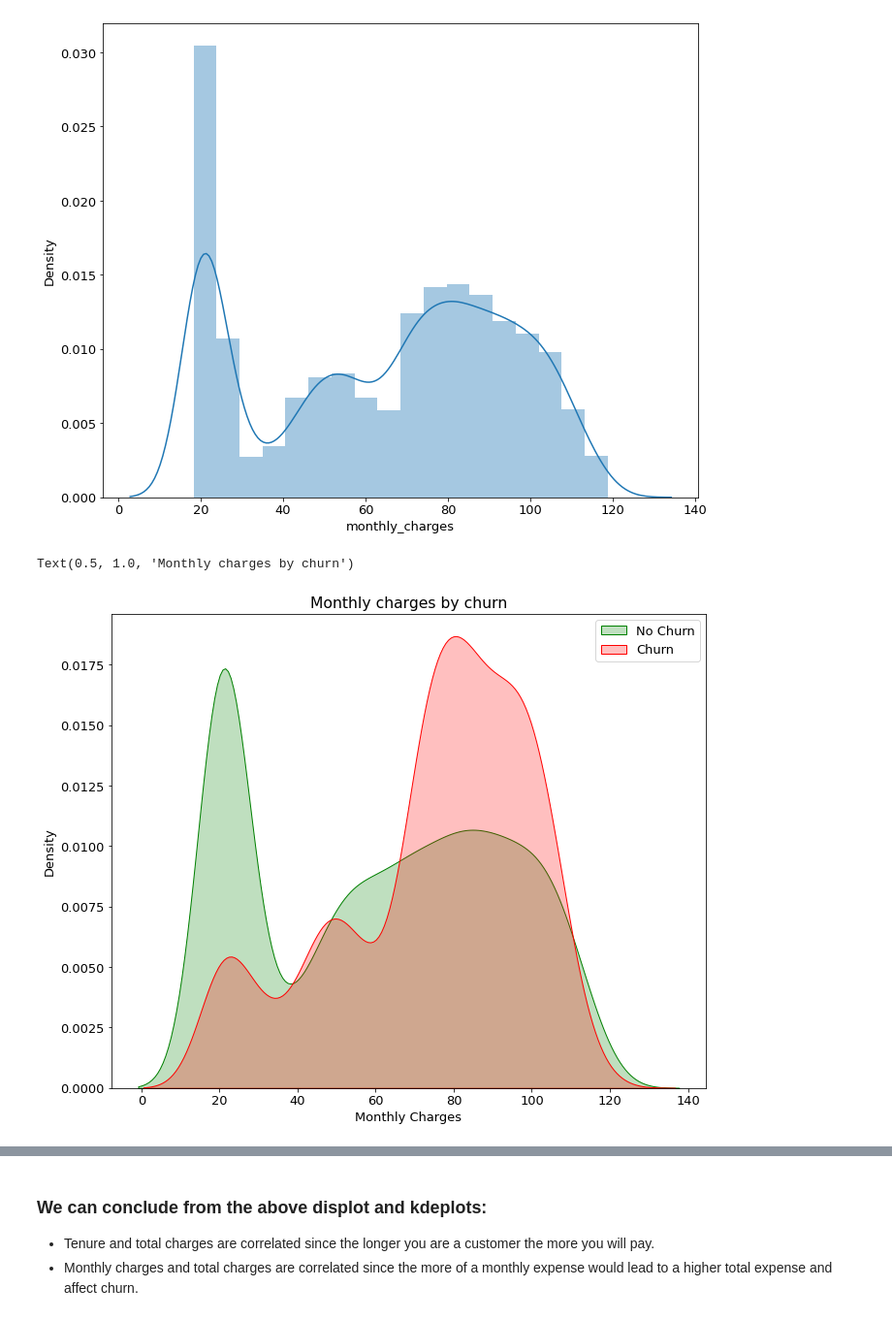
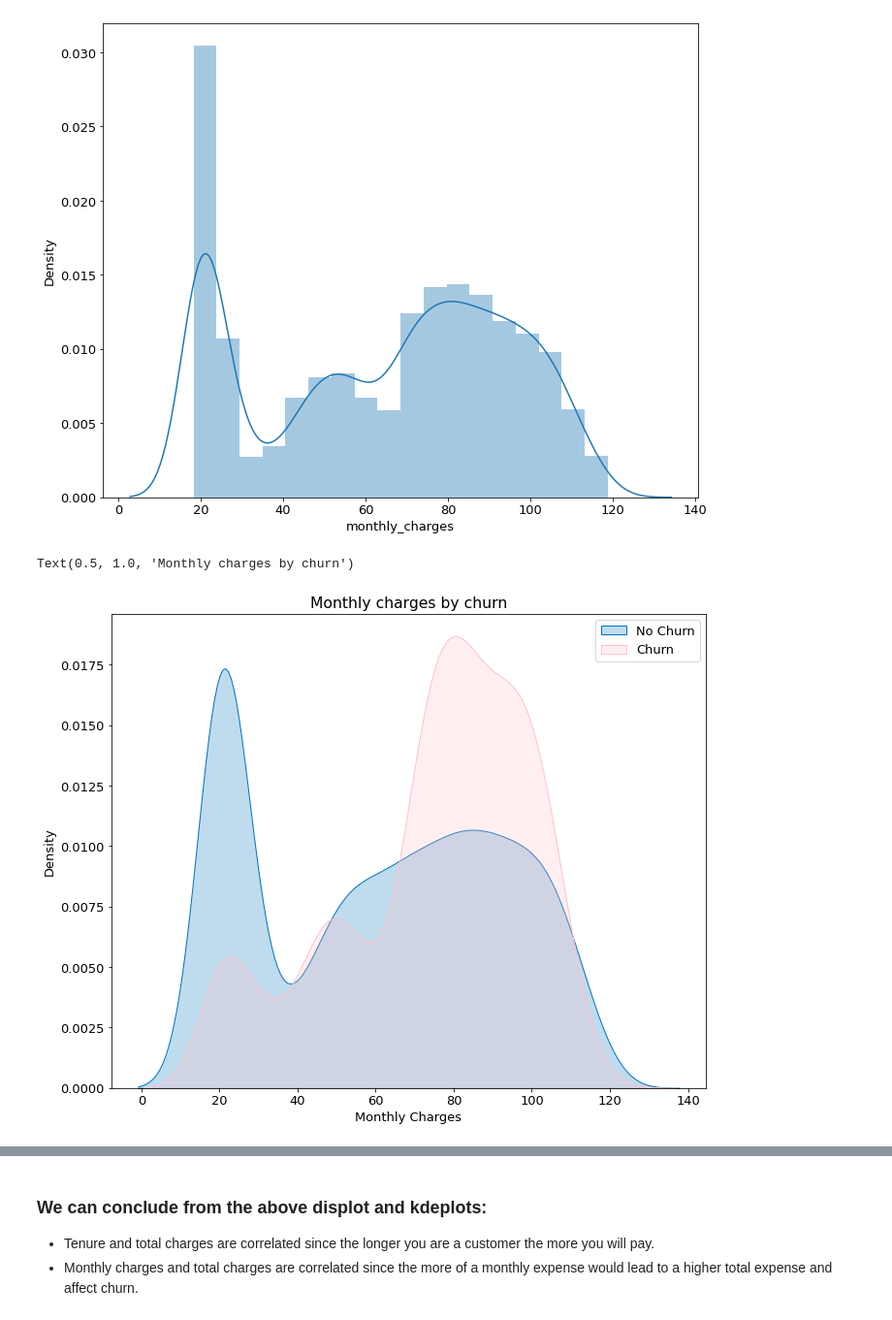
Before and after one commit to raycerna/telco-churn-analysis, a Jupyter notebook: final_report.ipynb, the cells around one changed output, grey strips where cells are left out. Shown at 97% size. Saved outputs shown, nothing was run; the diff lists cells and outputs as text; code cells hidden in the pictures.

```diff
--- a/final_report.ipynb
+++ b/final_report.ipynb
@@ -173,15 +174,15 @@ sns.distplot(telco_df.monthly_charges)
 [figure]
 # %%
 Mth = sns.kdeplot(train.monthly_charges[(train["churn"] == 0) ],
-                color="Green", shade = True)
+                color="#0072BD", shade = True)
 Mth = sns.kdeplot(train.monthly_charges[(train["churn"] == 1) ],
-                ax =Mth, color="Red", shade= True)
+                ax =Mth, color="pink", shade= True)
 Mth.legend(["No Churn","Churn"])
 Mth.set_ylabel('Density')
 Mth.set_xlabel('Monthly Charges')
 Mth.set_title('Monthly charges by churn')
 # %% [output]
 Text(0.5, 1.0, 'Monthly charges by churn')
-[figure, old version]
+[figure, new version]
 # %%
 Tot = sns.kdeplot(train.total_charges[(train["churn"] == 0) ],
```
Also changed, not shown: parts of 19 cells of this notebook.
